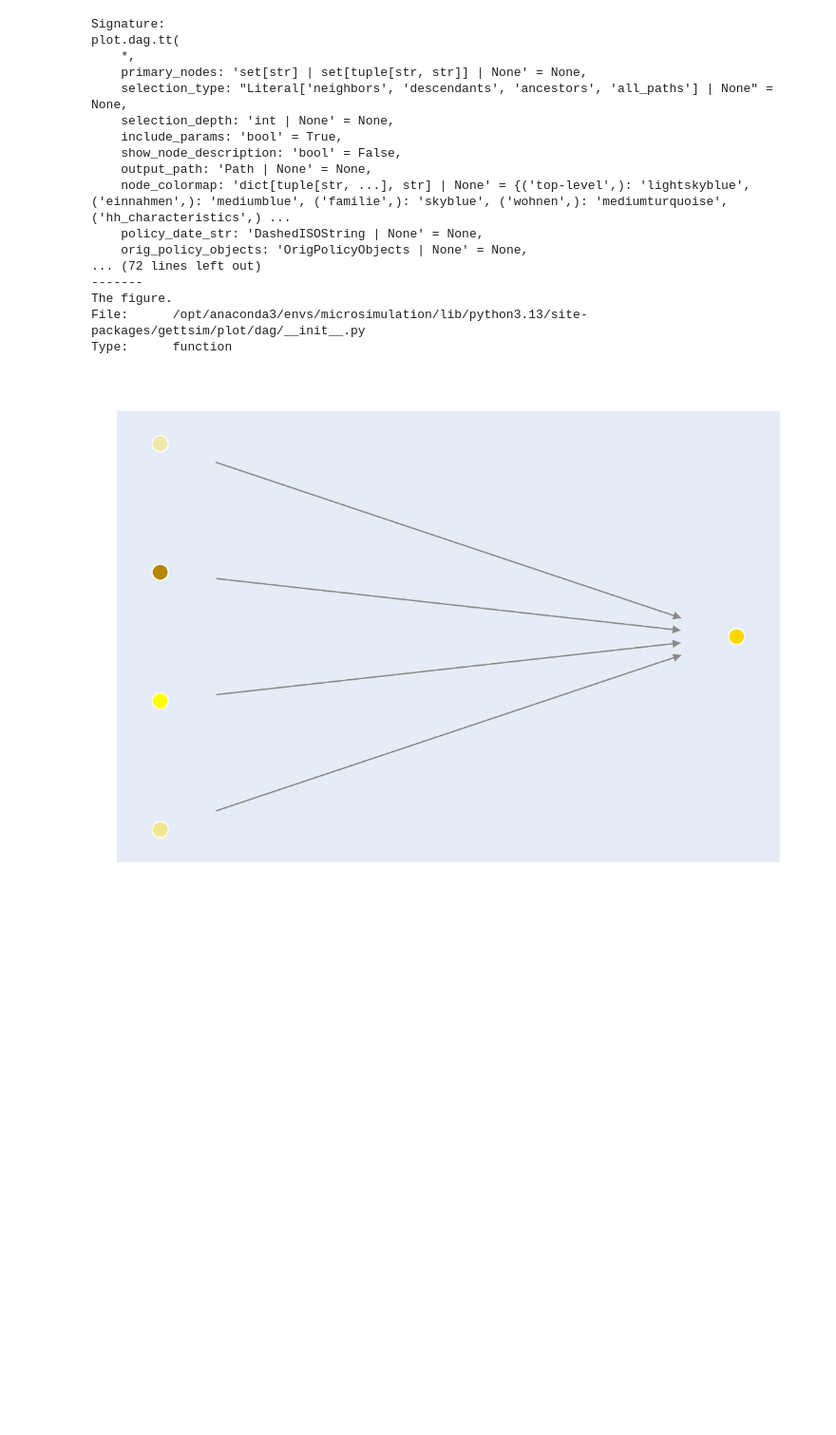
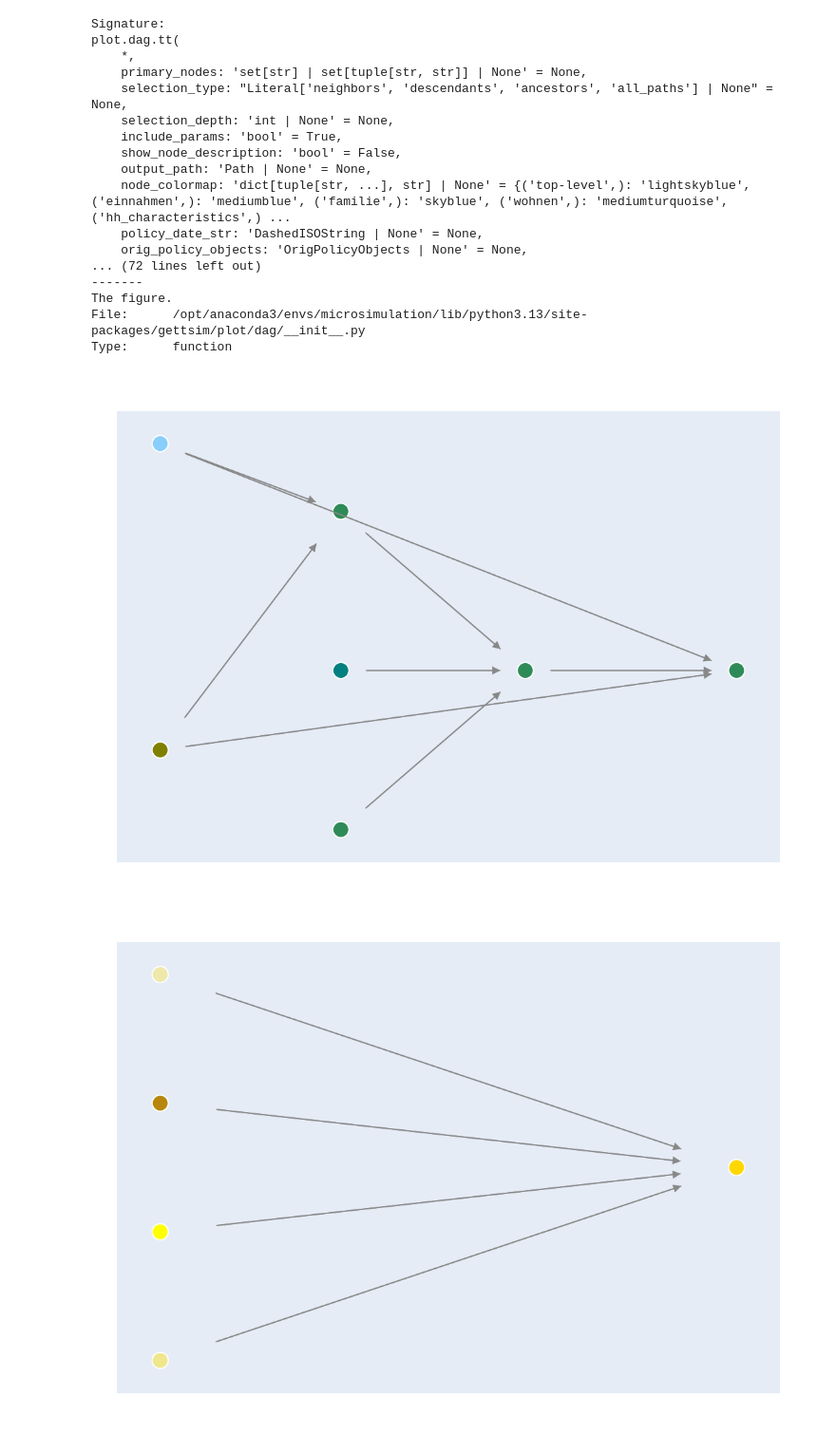
Before and after one commit to DWeishaar/tutorial-publicecon, a Jupyter notebook: 02-code/session-06.ipynb, the cells around one changed output. Shown at 95% size. Saved outputs shown, nothing was run; the diff lists cells and outputs as text; code cells hidden in the pictures; blank space fills up the shorter version.

Commit message:
Update session 6, add code for single with children, update slides

```diff
--- a/02-code/session-06.ipynb
+++ b/02-code/session-06.ipynb
@@ -87,6 +87,21 @@ plot.dag.tt(
 The figure.
 File:      /opt/anaconda3/envs/microsimulation/lib/python3.13/site-packages/gettsim/plot/dag/__init__.py
 Type:      function
+# %%
+fig02 = plot.dag.tt(
+    policy_date_str="2025-01-01", # policy date
+    primary_nodes={"unterhaltsvorschuss__an_elternteil_auszuzahlender_betrag_m"}, # node (point) of interest
+    selection_type="ancestors", # look only backwards from the node
+    selection_depth=2, # look only one step backward
+    width=1200, # graph width
+    height=800, # graph height
+    show_node_description = True) # show description of nodes
+
+#fig02.write_image("../03-output/gr_session06_02_gettsim_dag_socialinsurance_2025.pdf")
+
+fig02
+# %% [output]
+[figure, added]
 # %%
 # Visualization also possible for part of the system
 
```
Also changed, not shown: parts of 22 cells of this notebook, 2 other files.
